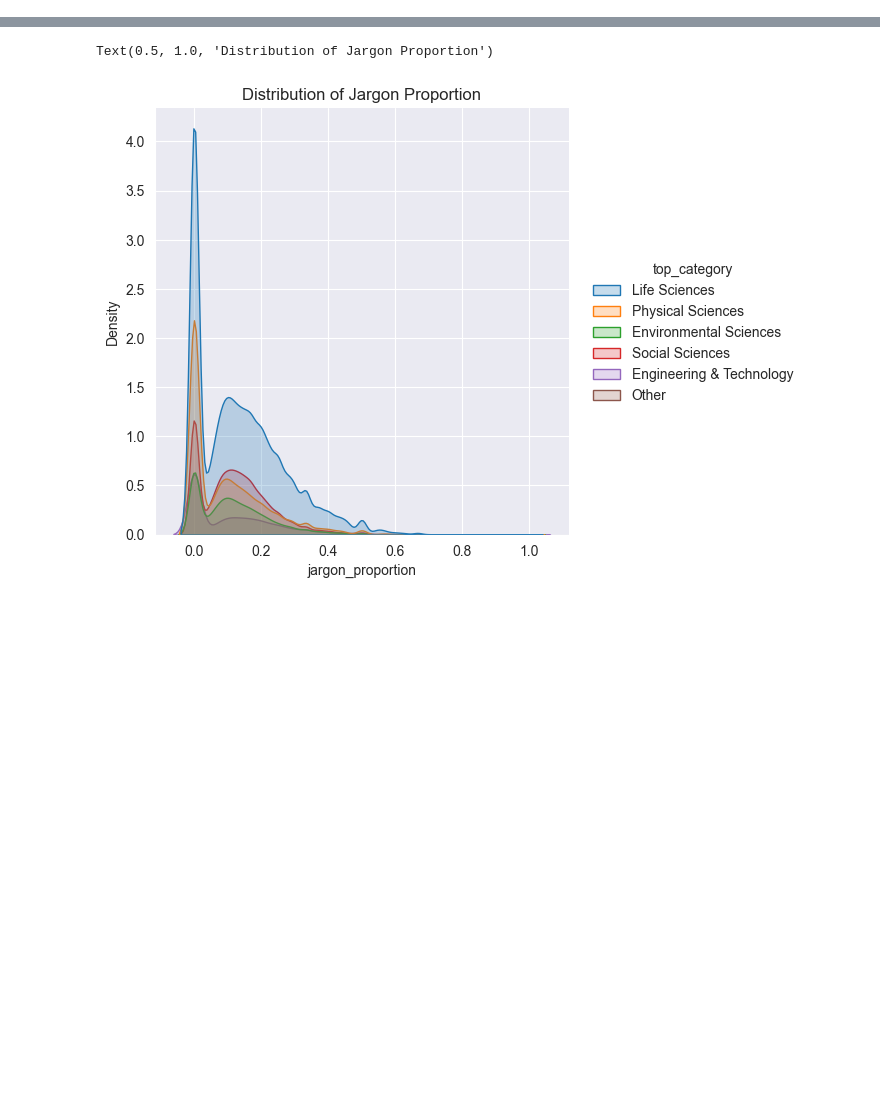
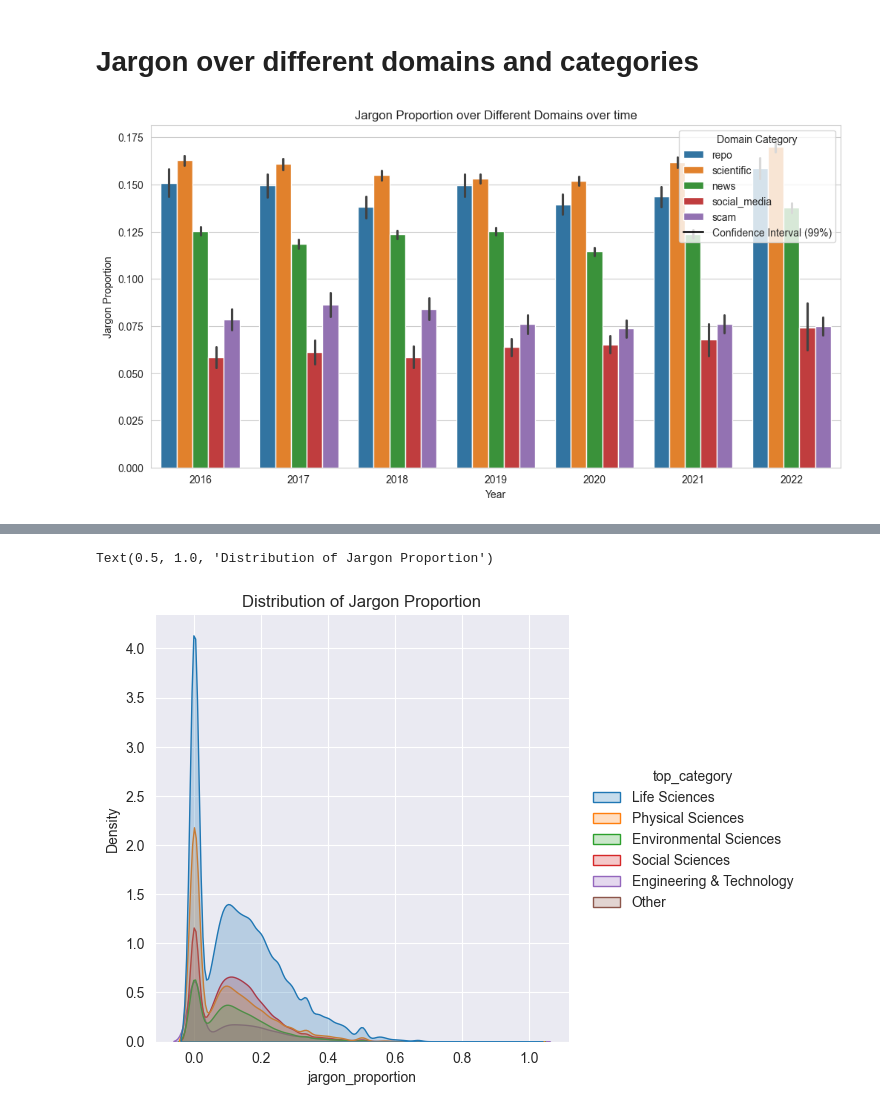
Before and after one commit to vetlewj/algorithmic-media, a Jupyter notebook: jargon_metric/jargon_analysis.ipynb, the cells around one changed output, grey strips where cells are left out. Cells and saved outputs as stored; diff of their text form; code cells hidden in the pictures; blank space fills up the shorter version.

```diff
--- a/jargon_metric/jargon_analysis.ipynb
+++ b/jargon_metric/jargon_analysis.ipynb
@@ -27,0 +52,16 @@ memory usage: 21.1+ MB
+# %% [markdown]
+# Jargon over different domains and categories
+# %%
+plt.figure(figsize=(12, 6))
+
+sns_plot = sns.barplot(data=df, x = "year", y = "jargon_proportion", hue="label_voting_manual", hue_order=domain_order_for_hue)
+plt.title("Jargon Proportion over Different Domains over time")
+plt.xlabel("Year")
+plt.ylabel("Jargon Proportion")
+plt.legend(title="Domain Category", loc="upper right", handles = sns_plot.get_legend_handles_labels()[0] + [plt.Line2D([], [], color="black", label="Confidence Interval (99%)")])
+# add line for the jargon proportion trends
+#sns.lineplot(data=df, x="year", y="jargon_proportion", hue="label_voting_manual", hue_order=domain_order_for_hue, legend=False)
+plt.show()
+# TODO regress jargon on the domain
+# %% [output]
+[figure, added]
```
Also changed, not shown: parts of 28 cells of this notebook, 2 other files.
